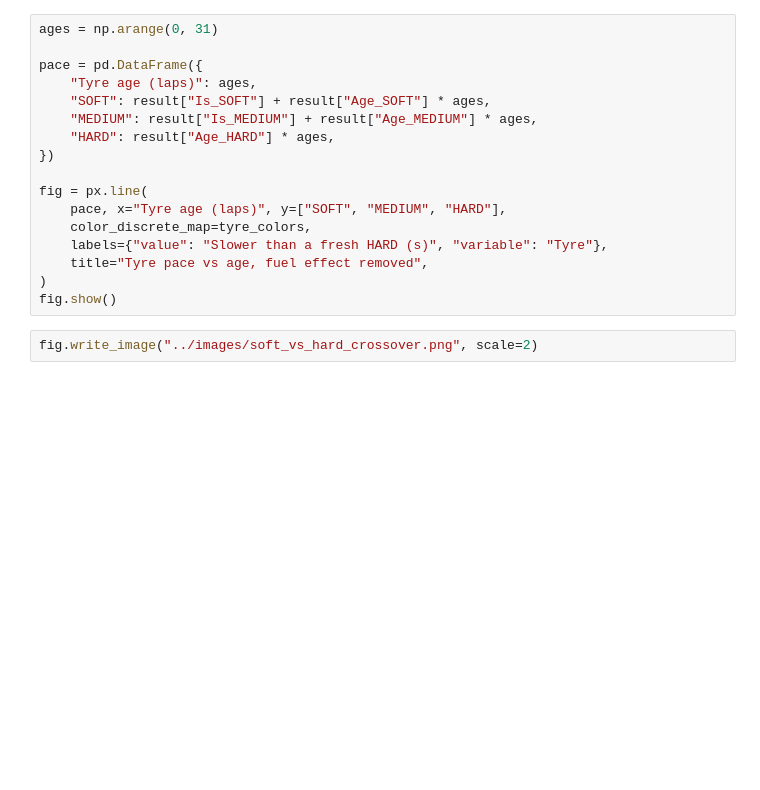
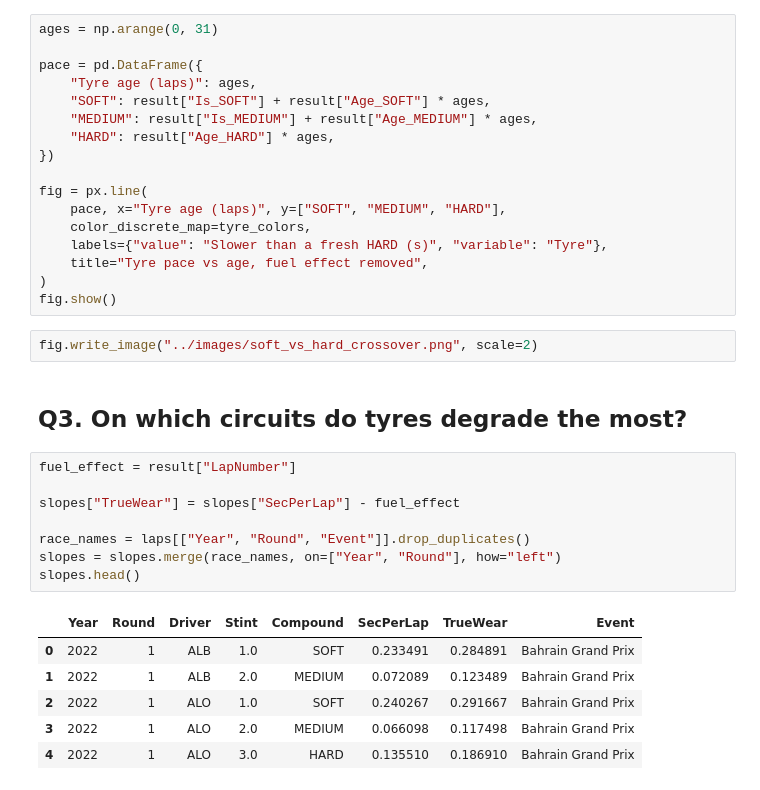
Before and after one commit to Vlvasile/f1-pit-strategy, a Jupyter notebook: notebooks/04_eda.ipynb, the cells around one changed output. Cells and saved outputs as stored; diff of their text form; blank space fills up the shorter version.

```diff
--- a/notebooks/04_eda.ipynb
+++ b/notebooks/04_eda.ipynb
@@ -242,3 +242,20 @@ fig = px.line(
 fig.show()
 # %%
 fig.write_image("../images/soft_vs_hard_crossover.png", scale=2)
+# %% [markdown]
+## Q3. On which circuits do tyres degrade the most?
+# %%
+fuel_effect = result["LapNumber"]
+
+slopes["TrueWear"] = slopes["SecPerLap"] - fuel_effect
+
+race_names = laps[["Year", "Round", "Event"]].drop_duplicates()
+slopes = slopes.merge(race_names, on=["Year", "Round"], how="left")
+slopes.head()
+# %% [output]
+|  | Year | Round | Driver | Stint | Compound | SecPerLap | TrueWear | Event |
+| 0 | 2022 | 1 | ALB | 1.0 | SOFT | 0.233491 | 0.284891 | Bahrain Grand Prix |
+| 1 | 2022 | 1 | ALB | 2.0 | MEDIUM | 0.072089 | 0.123489 | Bahrain Grand Prix |
+| 2 | 2022 | 1 | ALO | 1.0 | SOFT | 0.240267 | 0.291667 | Bahrain Grand Prix |
+| 3 | 2022 | 1 | ALO | 2.0 | MEDIUM | 0.066098 | 0.117498 | Bahrain Grand Prix |
+| 4 | 2022 | 1 | ALO | 3.0 | HARD | 0.135510 | 0.186910 | Bahrain Grand Prix |
```
Also changed, not shown: parts of 4 cells of this notebook, 1 other file.
